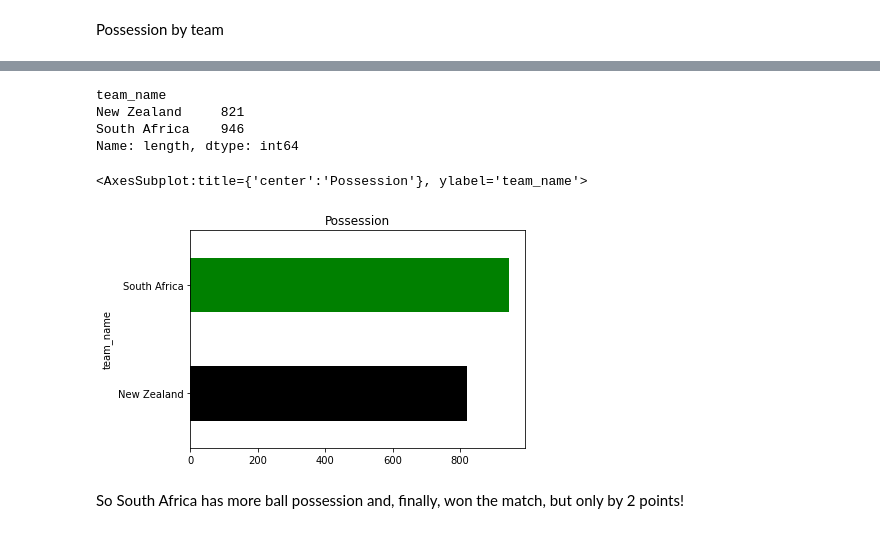
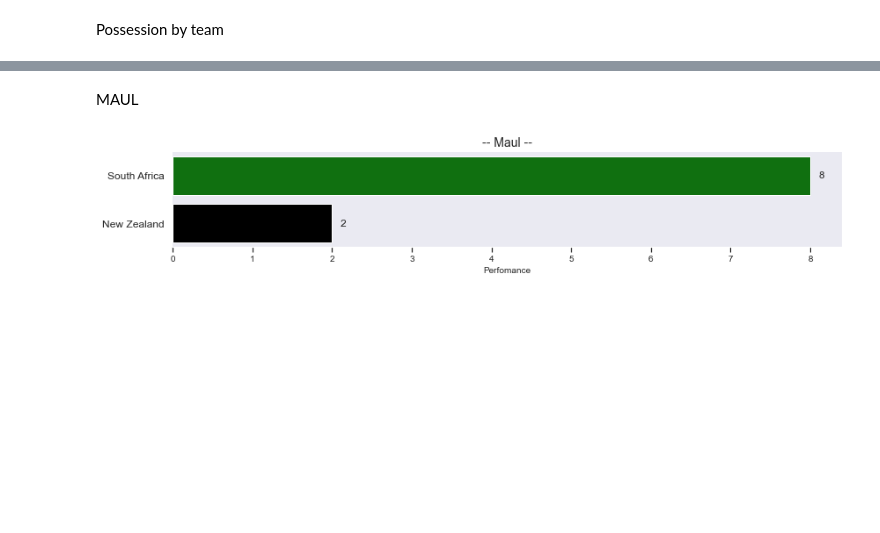
Before and after one commit to ToniBaixa/ITAcademy_Data_Science, a Jupyter notebook: Sprint11/Video_Opta_analysis.ipynb, the cells around one changed output, grey strips where cells are left out. Cells and saved outputs as stored; diff of their text form; code cells hidden in the pictures; blank space fills up the shorter version.

```diff
--- a/Sprint11/Video_Opta_analysis.ipynb
+++ b/Sprint11/Video_Opta_analysis.ipynb
@@ -374,15 +401,9 @@ plt.show()
+# %% [markdown]
+MAUL
 # %%
-print (performance)
+#y_pos = df.timeline.groupby('team_name').sum()['maul']
+performance = [8,2]
+plot_hor_bar(1, teams, performance, '-- Maul --', 20, '')
+plt.show()
 # %% [output]
-team_name
-New Zealand     821
-South Africa    946
-Name: length, dtype: int64
+[figure, added]
-# %%
-df.timeline.groupby('team_name').sum()['length'] \
-.plot.barh(title="Possession", color=['black',  'green'])
-# %% [output]
-<AxesSubplot:title={'center':'Possession'}, ylabel='team_name'>
-[figure, removed]
-# %% [markdown]
-So South Africa has more ball possession and, finally, won the match, but only by 2 points!
```
Also changed, not shown: parts of 48 cells of this notebook.
